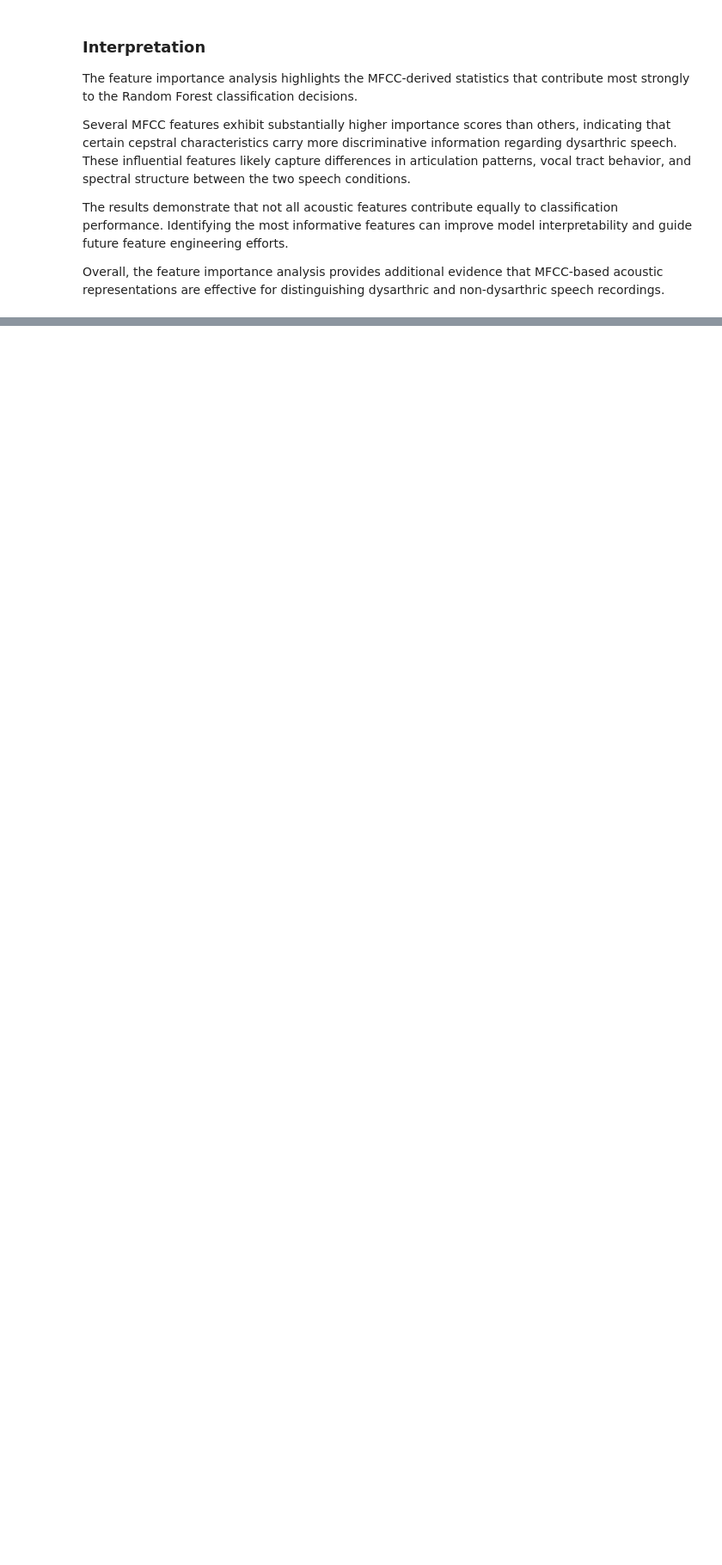
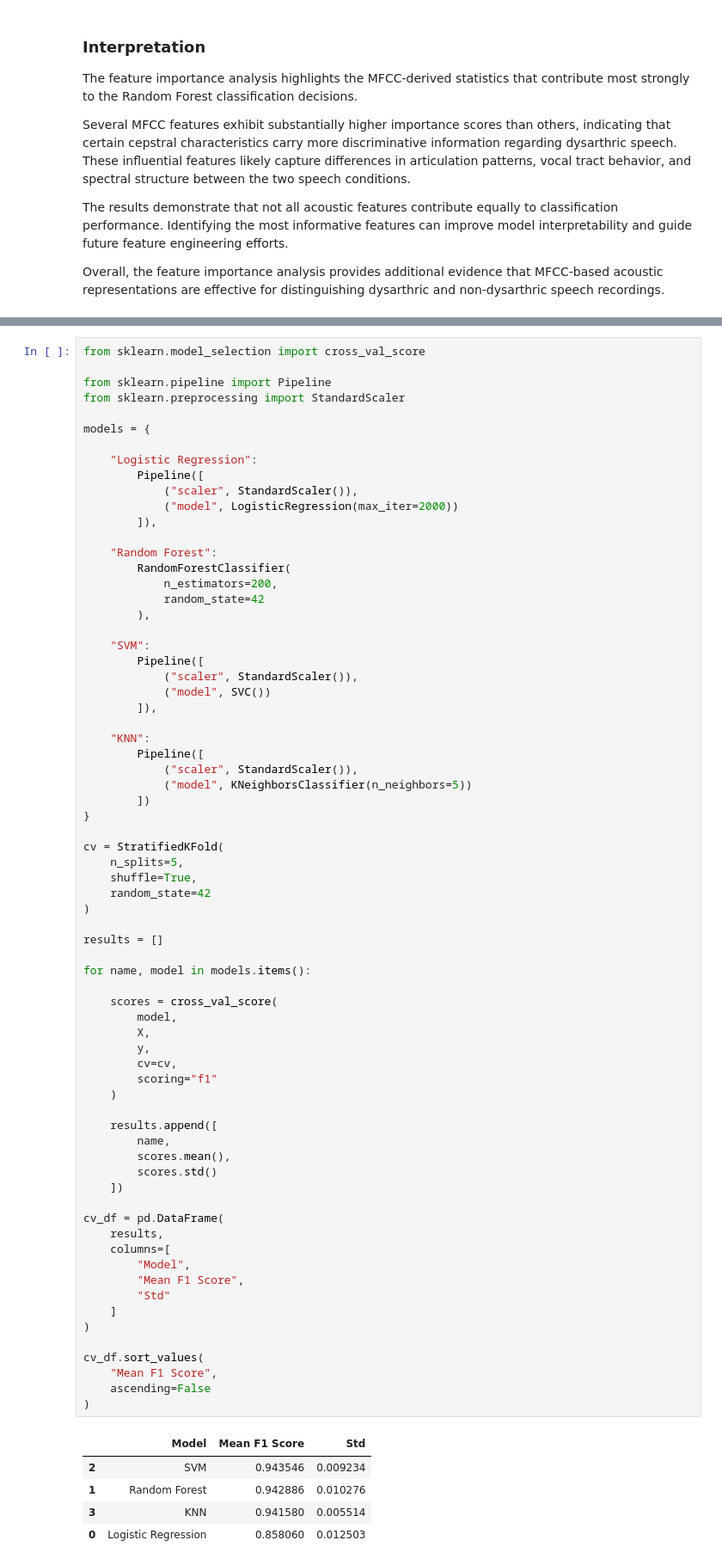
Before and after one commit to mohit637840/Dysartria-Speech-Classification, a Jupyter notebook: notebook/Dysartric_speech.ipynb, the cells around one changed output, grey strips where cells are left out. Shown at 86% size. Cells and saved outputs as stored; diff of their text form; blank space fills up the shorter version.

```diff
--- a/notebook/Dysartric_speech.ipynb
+++ b/notebook/Dysartric_speech.ipynb
@@ -1087,0 +1186,76 @@ Overall, the feature importance analysis provides additional evidence that MFCC-
+# %%
+from sklearn.model_selection import cross_val_score
+
+from sklearn.pipeline import Pipeline
+from sklearn.preprocessing import StandardScaler
+
+models = {
+
+    "Logistic Regression":
+        Pipeline([
+            ("scaler", StandardScaler()),
+            ("model", LogisticRegression(max_iter=2000))
+        ]),
+
+    "Random Forest":
+        RandomForestClassifier(
+            n_estimators=200,
+            random_state=42
+        ),
+
+    "SVM":
+        Pipeline([
+            ("scaler", StandardScaler()),
+            ("model", SVC())
+        ]),
+
+    "KNN":
+        Pipeline([
+            ("scaler", StandardScaler()),
+            ("model", KNeighborsClassifier(n_neighbors=5))
+        ])
+}
+
+cv = StratifiedKFold(
+    n_splits=5,
+    shuffle=True,
+    random_state=42
+)
+
+results = []
+
+for name, model in models.items():
+
+    scores = cross_val_score(
+        model,
+        X,
+        y,
+        cv=cv,
+        scoring="f1"
+    )
+
+    results.append([
+        name,
+        scores.mean(),
+        scores.std()
+    ])
+
+cv_df = pd.DataFrame(
+    results,
+    columns=[
+        "Model",
+        "Mean F1 Score",
+        "Std"
+    ]
+)
+
+cv_df.sort_values(
+    "Mean F1 Score",
+    ascending=False
+)
+# %% [output]
+|  | Model | Mean F1 Score | Std |
+| 2 | SVM | 0.943546 | 0.009234 |
+| 1 | Random Forest | 0.942886 | 0.010276 |
+| 3 | KNN | 0.941580 | 0.005514 |
+| 0 | Logistic Regression | 0.858060 | 0.012503 |
```
Also changed, not shown: parts of 18 cells of this notebook.
